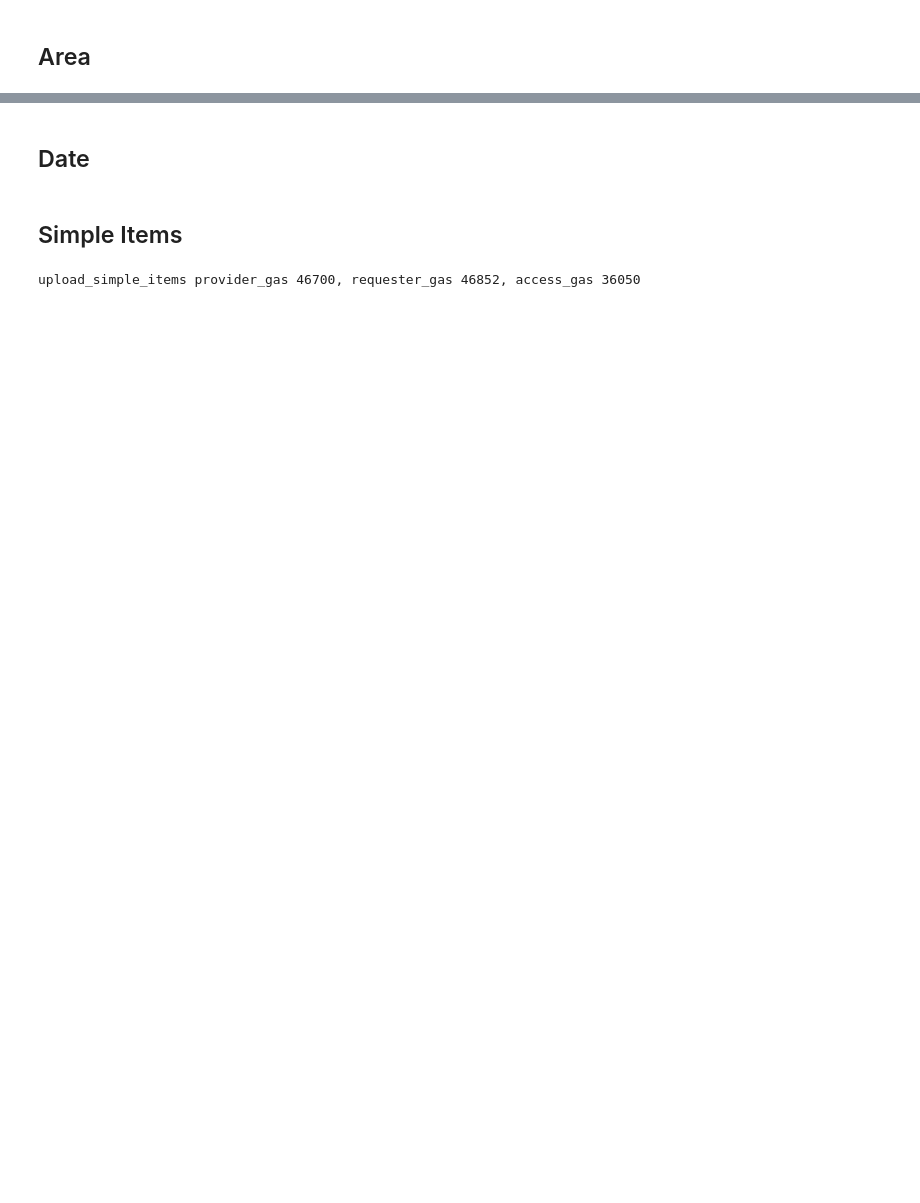
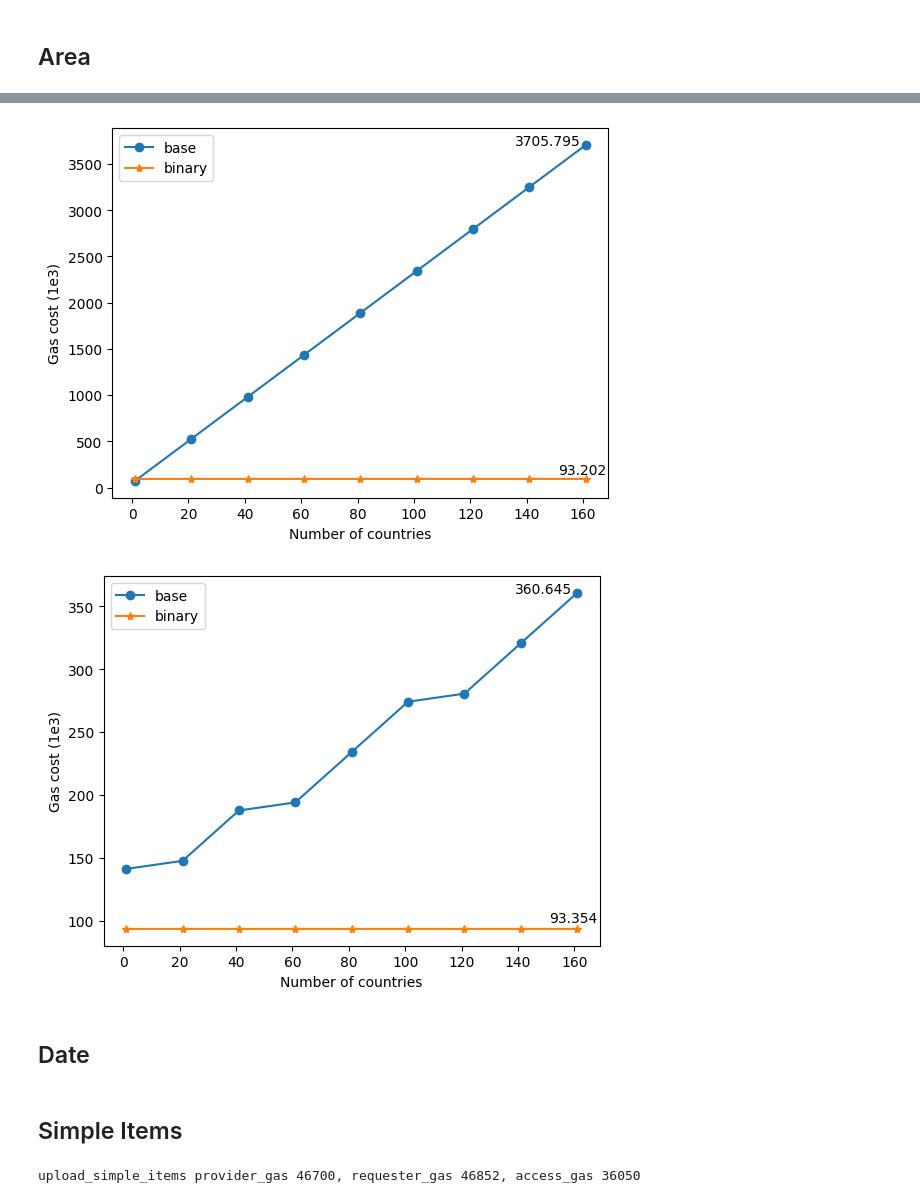
Before and after one commit to MaastrichtU-IDS/DecentralizedHealthcareBackend, a Jupyter notebook: jupyter/UnifiedConsentModel.ipynb, the cells around one changed output, grey strips where cells are left out. Cells and saved outputs as stored; diff of their text form; code cells hidden in the pictures; blank space fills up the shorter version.

```diff
--- a/jupyter/UnifiedConsentModel.ipynb
+++ b/jupyter/UnifiedConsentModel.ipynb
@@ -927,3 +883,75 @@ plt.show()
+# %%
+# area_data = pd.concat([data_frame, data_frame_simple])
+# line_style = {
+#     "base": "o-",
+#     "binary": "*-",
+# }
+# columns = ["gas_provider", "gas_requester"]
+# fig, axes = plt.subplots(nrows=1, ncols=len(columns), figsize=(15, 5))
+factor = 1e3
+import matplotlib.pyplot as plt
+
+intervals = data_frame["interval"]
+data_plot = pd.DataFrame()
+data_plot["interval"] = intervals
+data_plot["gas_provider"] = data_frame["gas_provider"] / factor
+data_plot["gas_provider_simple"] = data_frame["gas_provider_simple"] / factor
+# data_frame_simple["gas_provider"] = data_frame_simple["gas_provider"] / factor
+ax = data_plot.plot.line(
+    x="interval",
+    y=["gas_provider", "gas_provider_simple"],
+    style=["o-", "*-"],
+    xlabel="Number of countries",
+    ylabel="Gas cost (1e3)",
+    label=["base", "binary"],
+    # title="Gas cost for uploading area code of providers",
+    # annotate=True,
+)
+
+plt.annotate(
+    data_plot["gas_provider"].iloc[-1],
+    xy=(intervals.iloc[-1], data_plot["gas_provider"].iloc[-1]),
+    xytext=(intervals.iloc[-1] - 25, data_plot["gas_provider"].iloc[-1]),
+)
+plt.annotate(
+    data_plot["gas_provider_simple"].iloc[-1],
+    xy=(intervals.iloc[-1], data_plot["gas_provider_simple"].iloc[-1]),
+    xytext=(intervals.iloc[-1] - 10, data_plot["gas_provider_simple"].iloc[-1] + 50),
+)
+plt.savefig("figs/area_gas_provider.pdf")
+plt.show()
+
+line_role_baseline = "gas_requester"
+line_role_binary = "gas_requester_simple"
+data_plot[line_role_baseline] = data_frame[line_role_baseline] / factor
+data_plot[line_role_binary] = data_frame[line_role_binary] / factor
+# data_frame_simple["gas_provider"] = data_frame_simple["gas_provider"] / factor
+ax = data_plot.plot.line(
+    x="interval",
+    y=[line_role_baseline, line_role_binary],
+    style=["o-", "*-"],
+    xlabel="Number of countries",
+    ylabel="Gas cost (1e3)",
+    label=["base", "binary"],
+    # title="Gas cost for uploading area code of requesters",
+    # annotate=True,
+)
+
+plt.annotate(
+    data_plot[line_role_baseline].iloc[-1],
+    xy=(intervals.iloc[-1], data_plot[line_role_baseline].iloc[-1]),
+    xytext=(intervals.iloc[-1] - 22, data_plot[line_role_baseline].iloc[-1]),
+)
+plt.annotate(
+    data_plot[line_role_binary].iloc[-1],
+    xy=(intervals.iloc[-1], data_plot[line_role_binary].iloc[-1]),
+    xytext=(intervals.iloc[-1] - 10, data_plot[line_role_binary].iloc[-1] + 5),
+)
+plt.savefig("figs/area_gas_requester.pdf")
+plt.show()
+# %% [output]
+[figure, added]
+[figure, added]
 # %% [markdown]
 ## Date
 # %%
```
Also changed, not shown: parts of 7 cells of this notebook, 6 other files.
